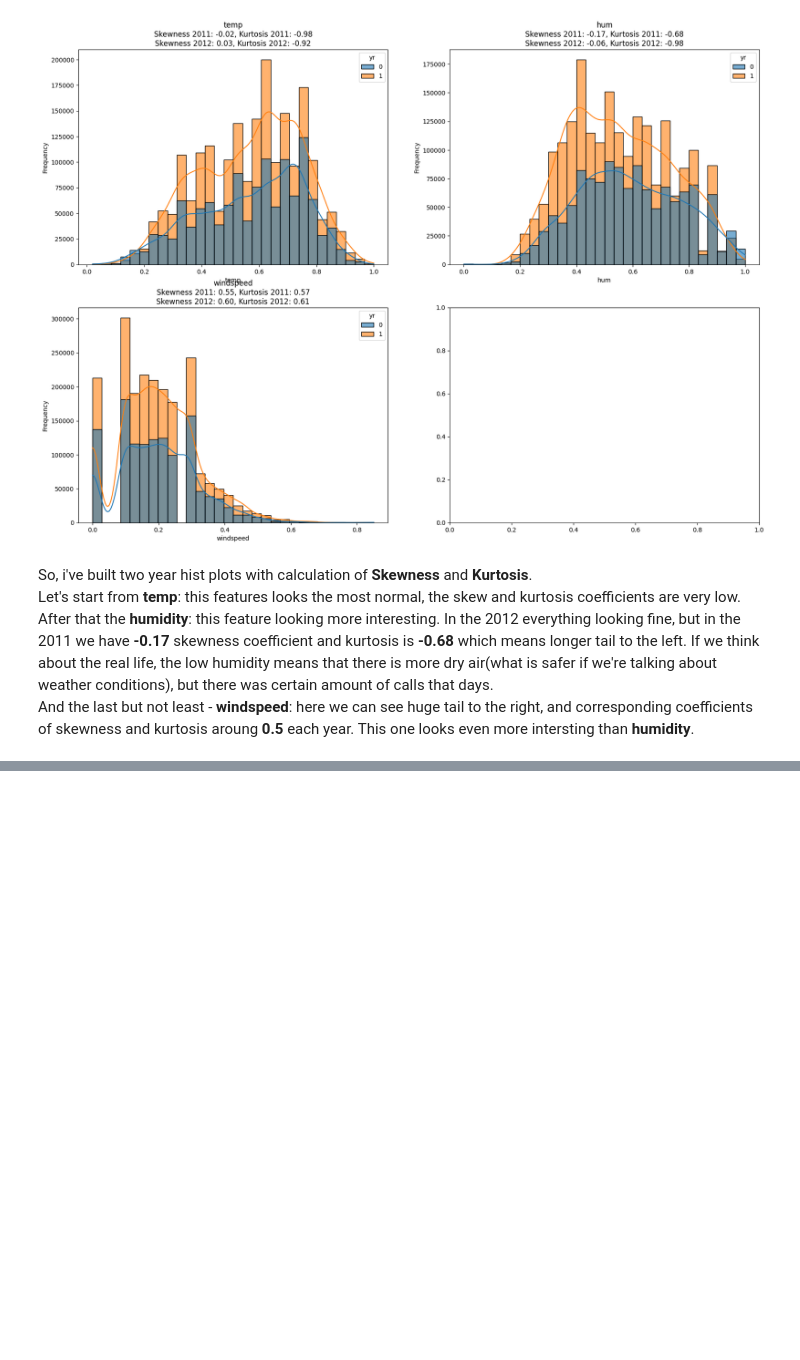
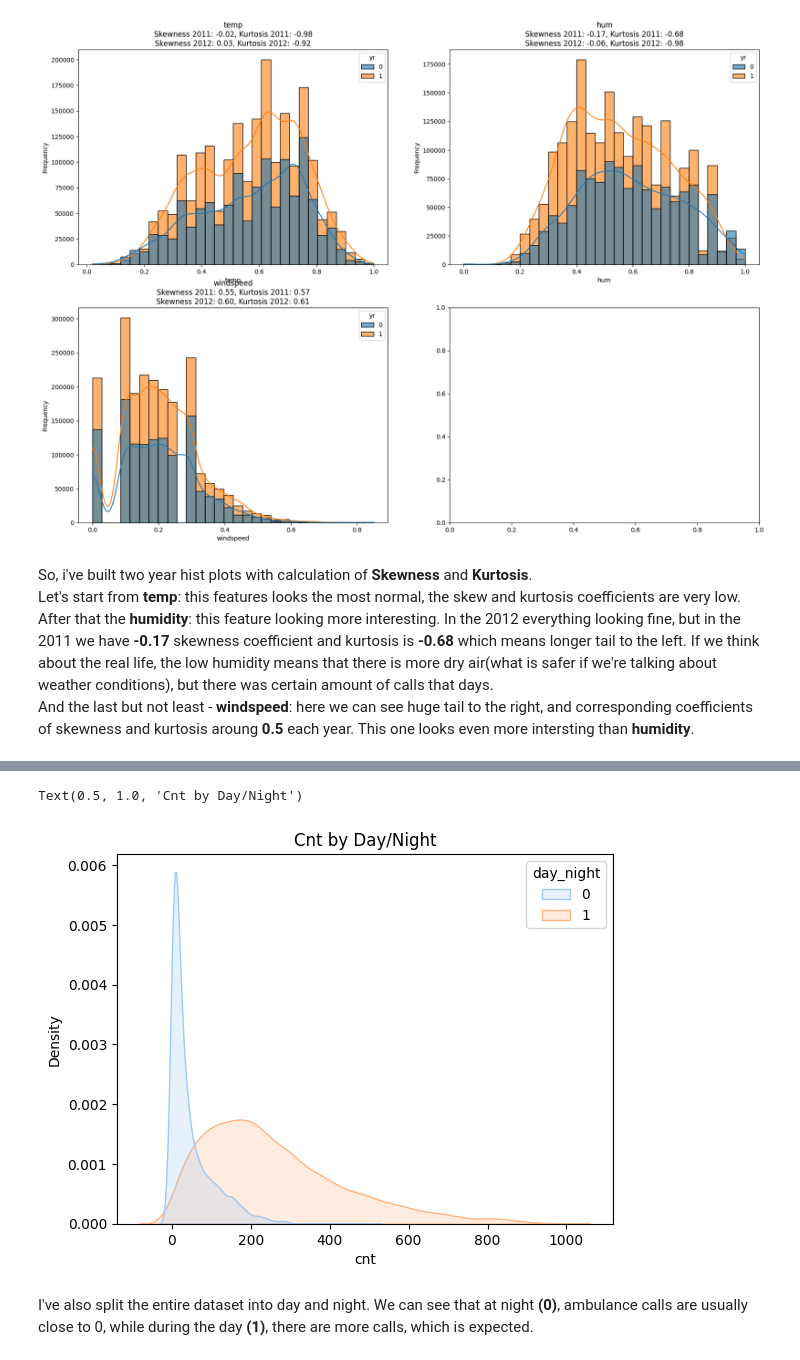
Before and after one commit to RickSanchezzz666/AD, a Jupyter notebook: Lab7/analysis.ipynb, the cells around one changed output, grey strips where cells are left out. Cells and saved outputs as stored; diff of their text form; code cells hidden in the pictures; blank space fills up the shorter version.

```diff
--- a/Lab7/analysis.ipynb
+++ b/Lab7/analysis.ipynb
@@ -324,3 +322,7 @@ So, i've built two year hist plots with calculation of **Skewness** and **Kurtos
 Let's start from **temp**: this features looks the most normal, the skew and kurtosis coefficients are very low. \
 After that the **humidity**: this feature looking more interesting. In the 2012 everything looking fine, but in the 2011 we have **-0.17** skewness coefficient and kurtosis is **-0.68** which means longer tail to the left. If we think about the real life, the low humidity means that there is more dry air(what is safer if we're talking about weather conditions), but there was certain amount of calls that days. \
 And the last but not least - **windspeed**: here we can see huge tail to the right, and corresponding coefficients of skewness and kurtosis aroung **0.5** each year. This one looks even more intersting than **humidity**.
+# %%
+# day - 1, night - 0
+motorbike_df["day_night"] = motorbike_df["hr"].apply(lambda x: 1 if x >= 6 and x < 22 else 0)
+motorbike_df
@@ -326,0 +343,7 @@ And the last but not least - **windspeed**: here we can see huge tail to the rig
+# %%
+sns.kdeplot(data=motorbike_df, x='cnt', hue="day_night", palette='pastel', fill=True).set_title("Cnt by Day/Night")
+# %% [output]
+Text(0.5, 1.0, 'Cnt by Day/Night')
+[figure, added]
+# %% [markdown]
+I've also split the entire dataset into day and night. We can see that at night **(0)**, ambulance calls are usually close to 0, while during the day **(1)**, there are more calls, which is expected.
```
Also changed, not shown: parts of 5 cells of this notebook, 5 other files.
